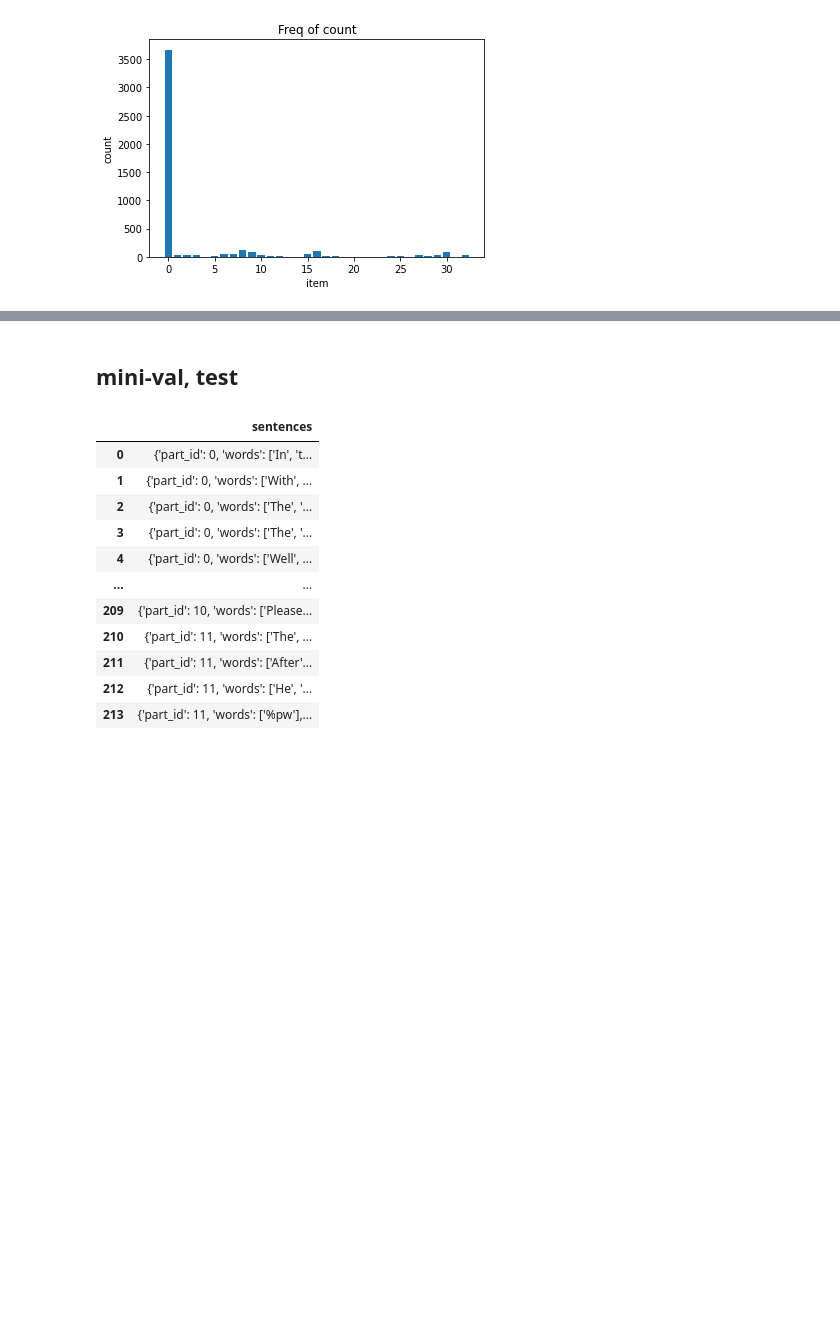
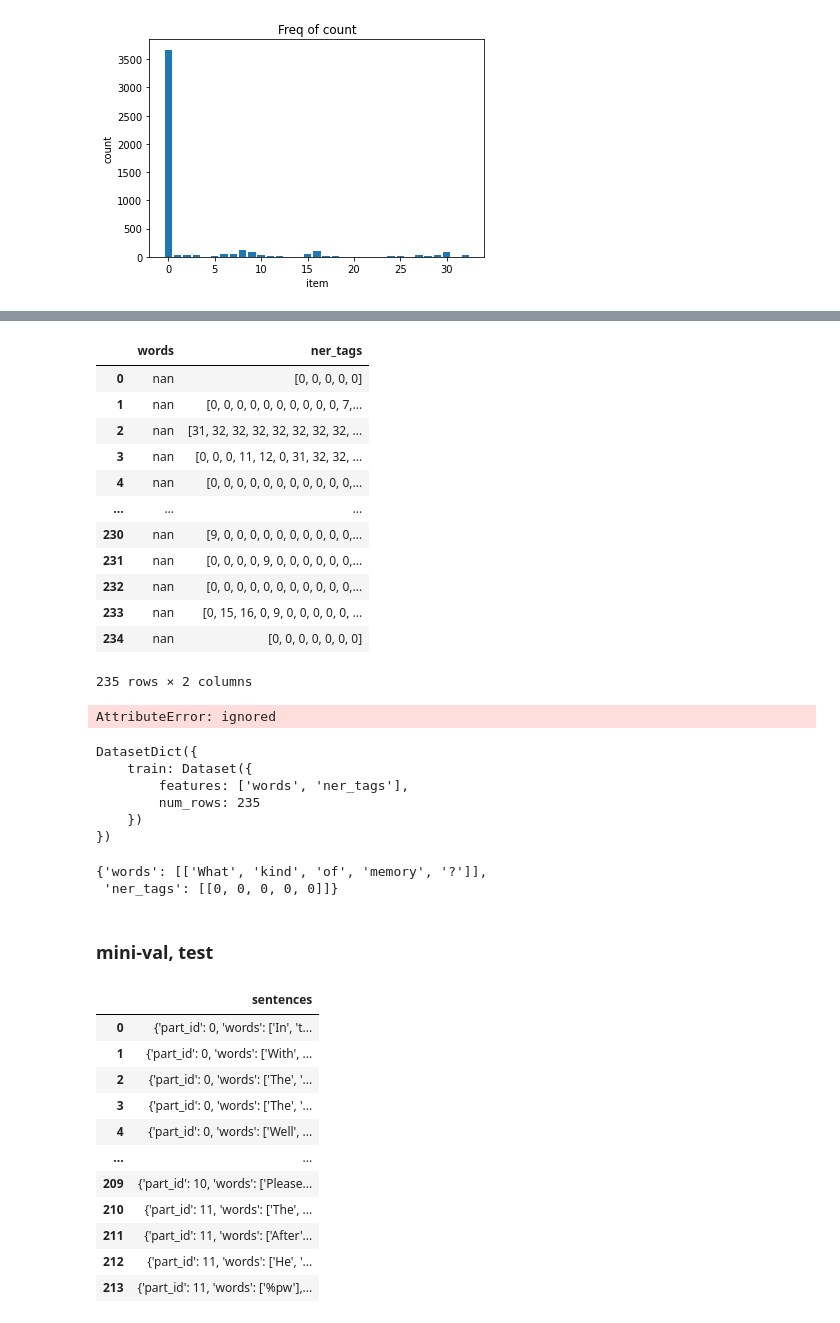
Before and after one commit to hr1588/NLP, a Jupyter notebook: ner_dataset.ipynb, the cells around one changed output, grey strips where cells are left out. Cells and saved outputs as stored; diff of their text form; code cells hidden in the pictures; blank space fills up the shorter version.

```diff
--- a/ner_dataset.ipynb
+++ b/ner_dataset.ipynb
@@ -310,5 +753,54 @@ pd.DataFrame(counts, index = [items])
+# %%
+a['words'] = a['words'].astype(str)
+# %%
+a
+# %% [output]
+|  | words | ner_tags |
+| 0 | nan | [0, 0, 0, 0, 0] |
+| 1 | nan | [0, 0, 0, 0, 0, 0, 0, 0, 0, 0, 7,... |
+| 2 | nan | [31, 32, 32, 32, 32, 32, 32, 32, ... |
+| 3 | nan | [0, 0, 0, 11, 12, 0, 31, 32, 32, ... |
+| 4 | nan | [0, 0, 0, 0, 0, 0, 0, 0, 0, 0, 0,... |
+| ... | ... | ... |
+| 230 | nan | [9, 0, 0, 0, 0, 0, 0, 0, 0, 0, 0,... |
+| 231 | nan | [0, 0, 0, 0, 9, 0, 0, 0, 0, 0, 0,... |
+| 232 | nan | [0, 0, 0, 0, 0, 0, 0, 0, 0, 0, 0,... |
+| 233 | nan | [0, 15, 16, 0, 9, 0, 0, 0, 0, 0, ... |
+| 234 | nan | [0, 0, 0, 0, 0, 0, 0] |
+235 rows × 2 columns
+# %%
+a['words'] = a['words'].str.replace('[','').str.replace(']','')
+a
+# %% [output]
+AttributeError: ignored
+# %%
+from datasets import Dataset
+
+a_d = Dataset.from_pandas(a)
+a_d
+
+from datasets.dataset_dict import DatasetDict
+
+raw_data = {
+     'train':Dataset.from_dict({'words':a_d['words'], 'ner_tags' : a_d['ner_tags']})
+     }
+
+raw_data = DatasetDict(raw_data)
+raw_data
+# %% [output]
+DatasetDict({
+    train: Dataset({
+        features: ['words', 'ner_tags'],
+        num_rows: 235
+    })
+})
+# %%
+raw_data['train'][:1]
+# %% [output]
+{'words': [['What', 'kind', 'of', 'memory', '?']],
+ 'ner_tags': [[0, 0, 0, 0, 0]]}
 # %% [markdown]
-## mini-val, test
+### mini-val, test
 # %%
 df_val_0 = pd.DataFrame(df_val['sentences'][0], columns = ['sentences'])
 df_val_0
```
Also changed, not shown: parts of 82 cells of this notebook.
